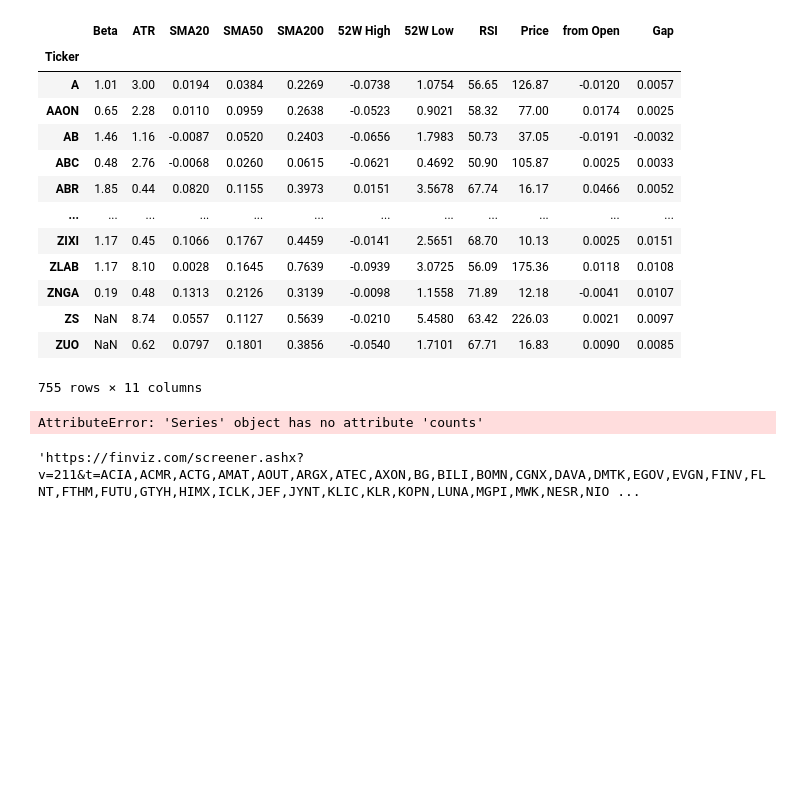
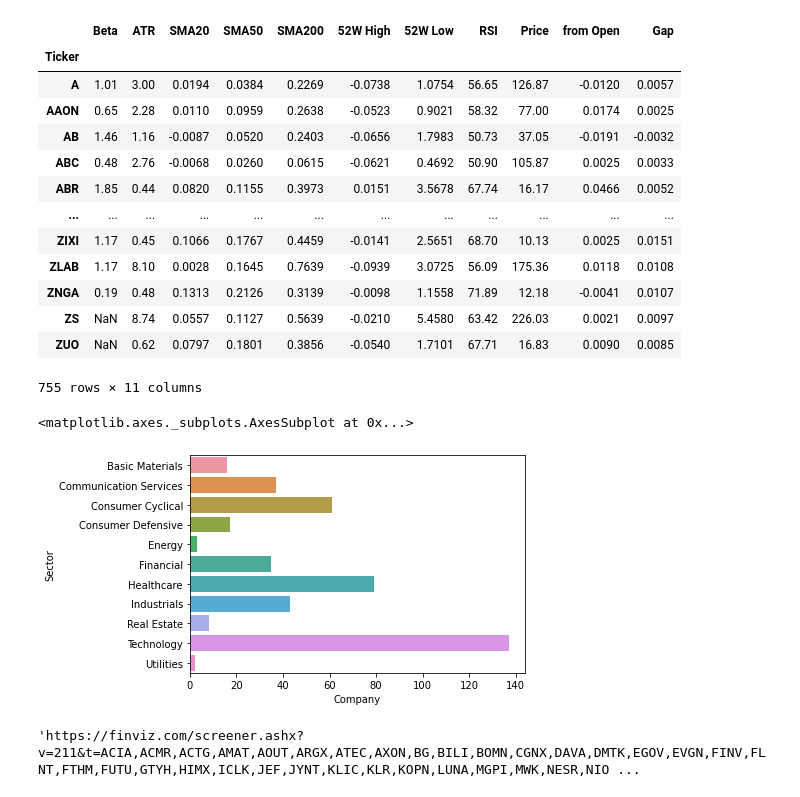
Before and after one commit to chan1123/Full_Trend_Template, a Jupyter notebook: Testing.ipynb, the cells around one changed output. Drawn from its saved outputs; the diff is of its cells as text; code cells hidden in the pictures; blank space fills up the shorter version.

```diff
--- a/Testing.ipynb
+++ b/Testing.ipynb
@@ -0,0 +20,3 @@
+# %%
+df_rs = df_ibd[df_ibd['RS Rating'] > 70]
+df_rs
@@ -29,5 +67,9 @@ df_tt
 # %%
 from overview_trial import df_overview
+
 filtered = df_overview[df_overview.index.isin(trend_template_list)]
+plotting = pd.DataFrame(filtered.groupby('Sector').count()['Company'])
+sns.barplot(y=plotting.index, x=plotting['Company'])
 # %% [output]
-AttributeError: 'Series' object has no attribute 'counts'
+<matplotlib.axes._subplots.AxesSubplot at 0x...>
+[figure, added]
```
Also changed, not shown: parts of 10 cells of this notebook, 3 other files.
